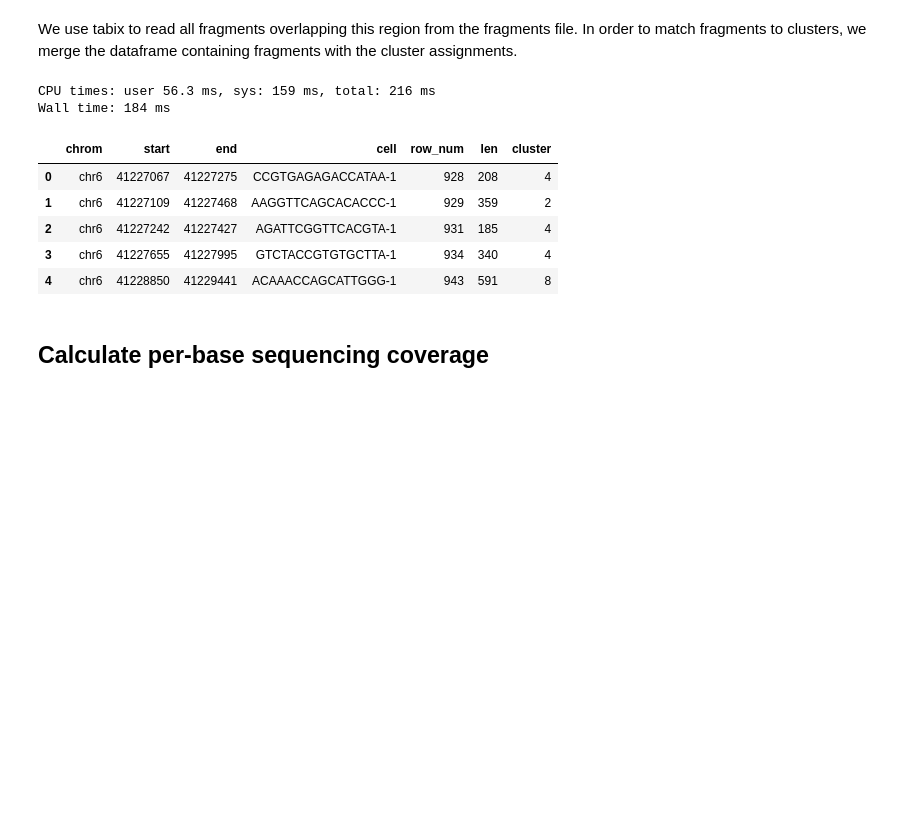
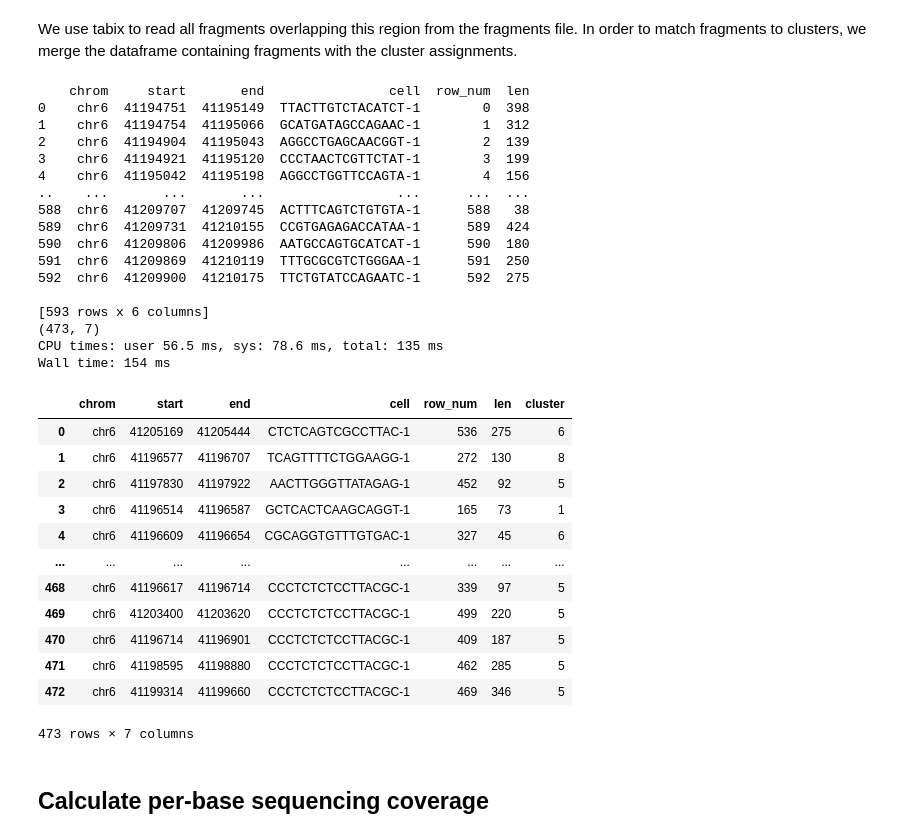
Before and after one commit to NVIDIA-Genomics-Research/rapids-single-cell-examples, a Jupyter notebook: notebooks/5k_pbmc_coverage_gpu.ipynb, the cells around one changed output. Saved outputs shown, nothing was run; the diff lists cells and outputs as text; code cells hidden in the pictures; blank space fills up the shorter version.

```diff
--- a/notebooks/5k_pbmc_coverage_gpu.ipynb
+++ b/notebooks/5k_pbmc_coverage_gpu.ipynb
@@ -201,7 +198,8 @@ Wall time: 2.41 ms
 # %% [markdown]
 For this demonstration, we select a 50-kb region (including the MS4A1 marker gene) on chromosome 11.
 # %%
+%%time
 chrom = 'chr6'
 start = 41200000
-end = start + 50000
+end = start + 5000
 cluster_ids = np.unique(clusters.cluster)
@@ -209,18 +210,44 @@ cluster_ids = np.unique(clusters.cluster)
 We use tabix to read all fragments overlapping this region from the fragments file. In order to match fragments to clusters, we merge the dataframe containing fragments with the cluster assignments.
 # %%
 %%time
-reads = coverage.read_fragments(chrom, start, end, FRAGMENTS_FILE, pad=5000)
+# import importlib
+# importlib.reload(coverage)
+
+reads = coverage.read_fragments(chrom, start, end, FRAGMENTS_FILE, pad=pad)
 reads = reads.merge(cudf.DataFrame(clusters), on=['cell'])
-reads.head()
+print(reads.shape)
+reads
 # %% [output]
-CPU times: user 56.3 ms, sys: 159 ms, total: 216 ms
-Wall time: 184 ms
+    chrom     start       end                cell  row_num  len
+0    chr6  41194751  41195149  TTACTTGTCTACATCT-1        0  398
+1    chr6  41194754  41195066  GCATGATAGCCAGAAC-1        1  312
+2    chr6  41194904  41195043  AGGCCTGAGCAACGGT-1        2  139
+3    chr6  41194921  41195120  CCCTAACTCGTTCTAT-1        3  199
+4    chr6  41195042  41195198  AGGCCTGGTTCCAGTA-1        4  156
+..    ...       ...       ...                 ...      ...  ...
+588  chr6  41209707  41209745  ACTTTCAGTCTGTGTA-1      588   38
+589  chr6  41209731  41210155  CCGTGAGAGACCATAA-1      589  424
+590  chr6  41209806  41209986  AATGCCAGTGCATCAT-1      590  180
+591  chr6  41209869  41210119  TTTGCGCGTCTGGGAA-1      591  250
+592  chr6  41209900  41210175  TTCTGTATCCAGAATC-1      592  275
+
+[593 rows x 6 columns]
+(473, 7)
+CPU times: user 56.5 ms, sys: 78.6 ms, total: 135 ms
+Wall time: 154 ms
 |  | chrom | start | end | cell | row_num | len | cluster |
-| 0 | chr6 | 41227067 | 41227275 | CCGTGAGAGACCATAA-1 | 928 | 208 | 4 |
-| 1 | chr6 | 41227109 | 41227468 | AAGGTTCAGCACACCC-1 | 929 | 359 | 2 |
-| 2 | chr6 | 41227242 | 41227427 | AGATTCGGTTCACGTA-1 | 931 | 185 | 4 |
-| 3 | chr6 | 41227655 | 41227995 | GTCTACCGTGTGCTTA-1 | 934 | 340 | 4 |
-| 4 | chr6 | 41228850 | 41229441 | ACAAACCAGCATTGGG-1 | 943 | 591 | 8 |
+| 0 | chr6 | 41205169 | 41205444 | CTCTCAGTCGCCTTAC-1 | 536 | 275 | 6 |
+| 1 | chr6 | 41196577 | 41196707 | TCAGTTTTCTGGAAGG-1 | 272 | 130 | 8 |
+| 2 | chr6 | 41197830 | 41197922 | AACTTGGGTTATAGAG-1 | 452 | 92 | 5 |
+| 3 | chr6 | 41196514 | 41196587 | GCTCACTCAAGCAGGT-1 | 165 | 73 | 1 |
+| 4 | chr6 | 41196609 | 41196654 | CGCAGGTGTTTGTGAC-1 | 327 | 45 | 6 |
+| ... | ... | ... | ... | ... | ... | ... | ... |
+| 468 | chr6 | 41196617 | 41196714 | CCCTCTCTCCTTACGC-1 | 339 | 97 | 5 |
+| 469 | chr6 | 41203400 | 41203620 | CCCTCTCTCCTTACGC-1 | 499 | 220 | 5 |
+| 470 | chr6 | 41196714 | 41196901 | CCCTCTCTCCTTACGC-1 | 409 | 187 | 5 |
+| 471 | chr6 | 41198595 | 41198880 | CCCTCTCTCCTTACGC-1 | 462 | 285 | 5 |
+| 472 | chr6 | 41199314 | 41199660 | CCCTCTCTCCTTACGC-1 | 469 | 346 | 5 |
+473 rows × 7 columns
 # %% [markdown]
 ## Calculate per-base sequencing coverage
 # %% [markdown]
```
Also changed, not shown: parts of 16 cells of this notebook, 3 other files.
